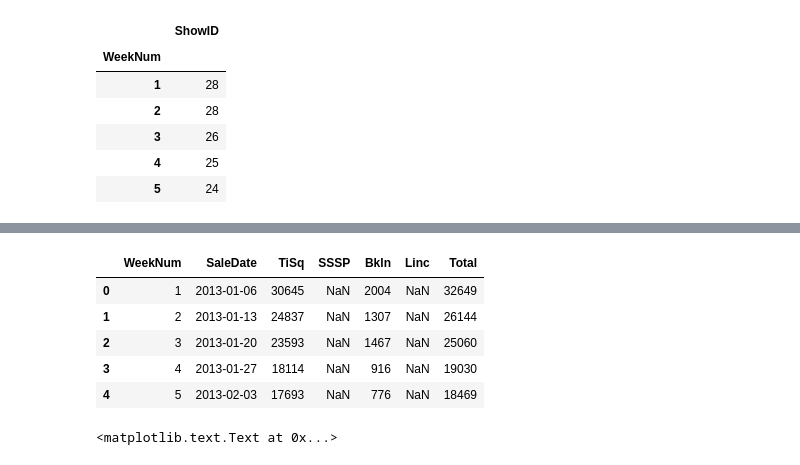
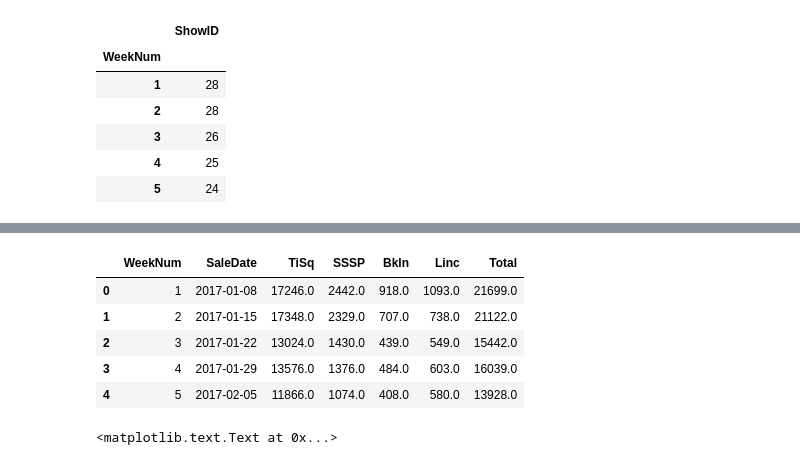
Before and after one commit to Jvcalin/Springboard-Data-Science-Intensive-Capstone-Project, a Jupyter notebook: TKTS_Sales_Data.ipynb, the cells around one changed output, grey strips where cells are left out. Cells and saved outputs as stored; diff of their text form; code cells hidden in the pictures.

```diff
--- a/TKTS_Sales_Data.ipynb
+++ b/TKTS_Sales_Data.ipynb
@@ -75,30 +80,34 @@ tktsSales.head()
 # %%
 #Get TKTS Sales From Previous Years
 #We only need the total
 
 #This file contains sales per week, split into the four booths for the year 2016
 #Note: Hurricane Sandy rendered the South Street Seaport booth inoperable in Oct 2012.
 #      It returned to operation in July 2013
 tktsSales2013 = pd.DataFrame.from_csv('data/private/tktssales2013.csv',index_col=None)
 tktsSales2013['SaleDate'] = pd.to_datetime(tktsSales2013['SaleDate'])
 #tktsSales2013 = tktsSales2013.set_index('WeekNum')
 
 tktsSales2014 = pd.DataFrame.from_csv('data/private/tktssales2014.csv',index_col=None)
 tktsSales2014['SaleDate'] = pd.to_datetime(tktsSales2014['SaleDate'])
 #tktsSales2014 = tktsSales2014.set_index('WeekNum')
 
 tktsSales2015 = pd.DataFrame.from_csv('data/private/tktssales2015.csv',index_col=None)
 tktsSales2015['SaleDate'] = pd.to_datetime(tktsSales2015['SaleDate'])
 #tktsSales2015 = tktsSales2015.set_index('WeekNum')
 
-tktsSales2013.head()
+tktsSales2017 = pd.DataFrame.from_csv('data/private/tktssales2017.csv',index_col=None)
+tktsSales2017['SaleDate'] = pd.to_datetime(tktsSales2017['SaleDate'])
+
+
+tktsSales2017.head()
 # %% [output]
 |  | WeekNum | SaleDate | TiSq | SSSP | Bkln | Linc | Total |
-| 0 | 1 | 2013-01-06 | 30645 | NaN | 2004 | NaN | 32649 |
-| 1 | 2 | 2013-01-13 | 24837 | NaN | 1307 | NaN | 26144 |
-| 2 | 3 | 2013-01-20 | 23593 | NaN | 1467 | NaN | 25060 |
-| 3 | 4 | 2013-01-27 | 18114 | NaN | 916 | NaN | 19030 |
-| 4 | 5 | 2013-02-03 | 17693 | NaN | 776 | NaN | 18469 |
+| 0 | 1 | 2017-01-08 | 17246.0 | 2442.0 | 918.0 | 1093.0 | 21699.0 |
+| 1 | 2 | 2017-01-15 | 17348.0 | 2329.0 | 707.0 | 738.0 | 21122.0 |
+| 2 | 3 | 2017-01-22 | 13024.0 | 1430.0 | 439.0 | 549.0 | 15442.0 |
+| 3 | 4 | 2017-01-29 | 13576.0 | 1376.0 | 484.0 | 603.0 | 16039.0 |
+| 4 | 5 | 2017-02-05 | 11866.0 | 1074.0 | 408.0 | 580.0 | 13928.0 |
 # %%
 x = tktsSales.WeekNum
 y = tktsSales.Total
```
Also changed, not shown: parts of 53 cells of this notebook.
